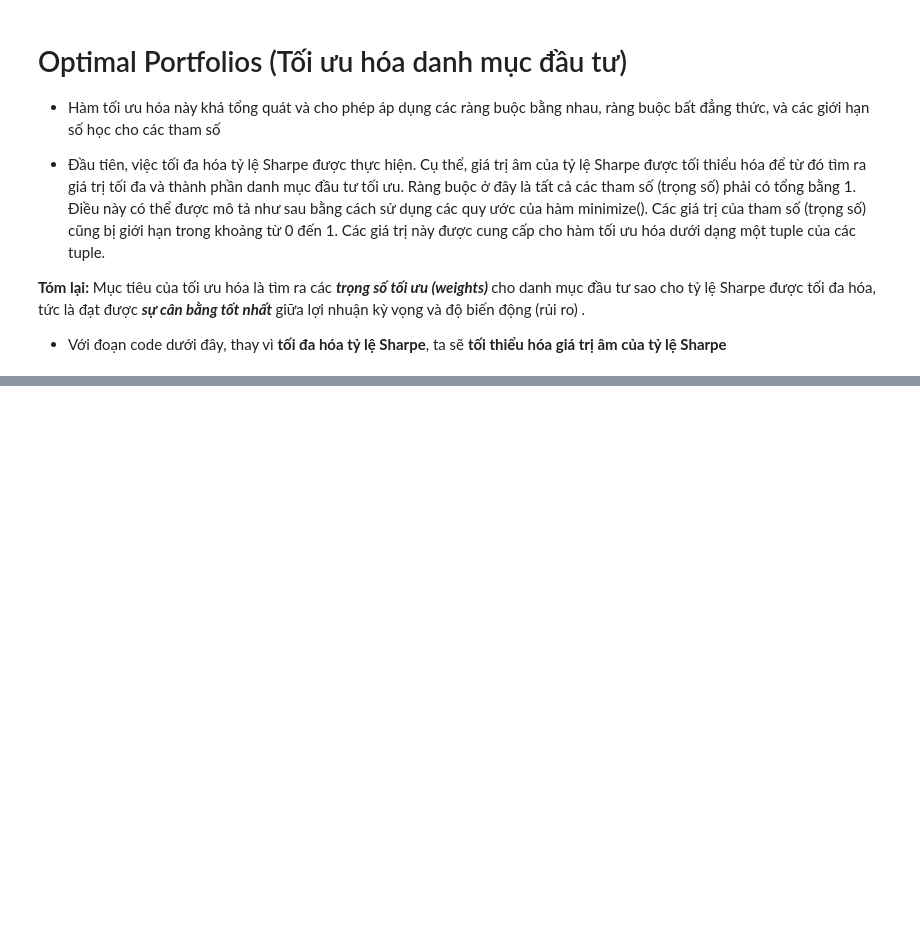
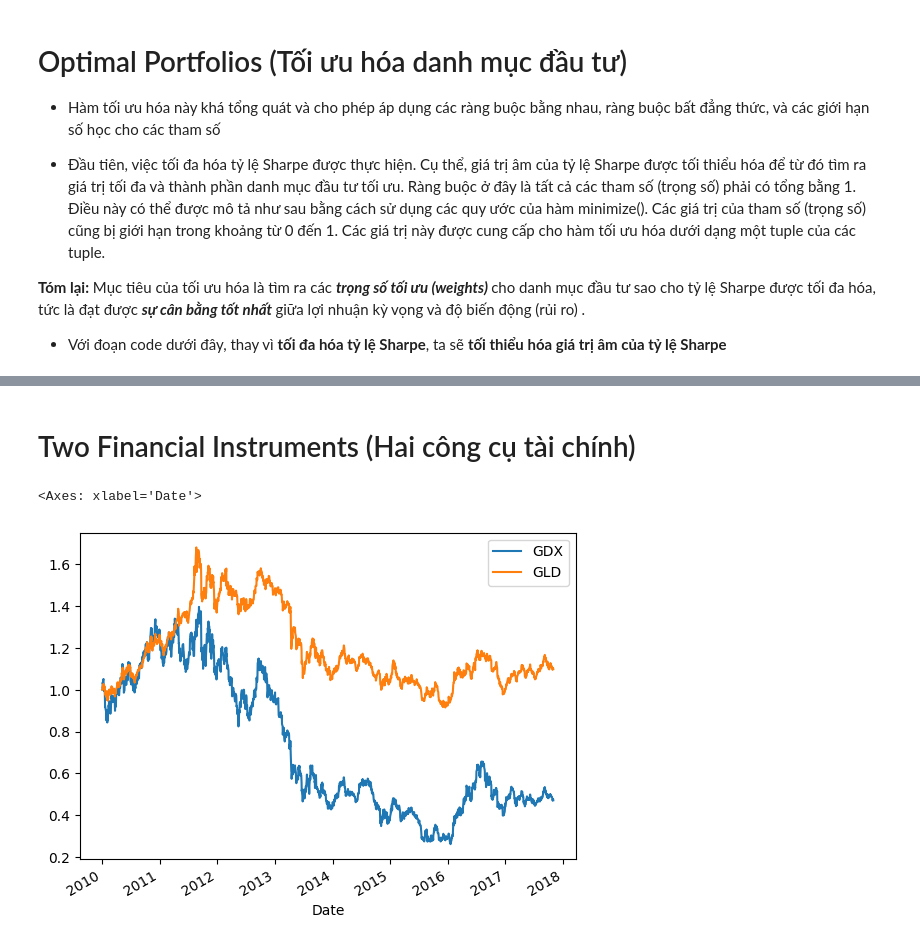
Before and after one commit to quocnda/FinanceLearn, a Jupyter notebook: src/Chapter13StaticsPart1.ipynb, the cells around one changed output, grey strips where cells are left out. Saved outputs shown, nothing was run; the diff lists cells and outputs as text; code cells hidden in the pictures; blank space fills up the shorter version.

```diff
--- a/src/Chapter13StaticsPart1.ipynb
+++ b/src/Chapter13StaticsPart1.ipynb
@@ -416,0 +682,15 @@ NameError: name 'min_func_sharpe' is not defined
+# %% [markdown]
+# Two Financial Instruments (Hai công cụ tài chính)
+# %%
+import numpy as np
+from pylab import mpl,plt
+import pymc3 as pm
+import pandas as pd
+raw = pd.read_csv('/home/quoc/works/FinanceLearn/data/tr_eikon_eod_data.csv',index_col=0,parse_dates=True)
+data = raw[['GDX','GLD']].dropna()
+# data.iloc[0]
+data = data / data.iloc[0] # Chia dữ liệu cho hàng đầu để chuản hóa dữ liệu
+data.plot()
+# %% [output]
+<Axes: xlabel='Date'>
+[figure, added]
```
Also changed, not shown: parts of 30 cells of this notebook.
